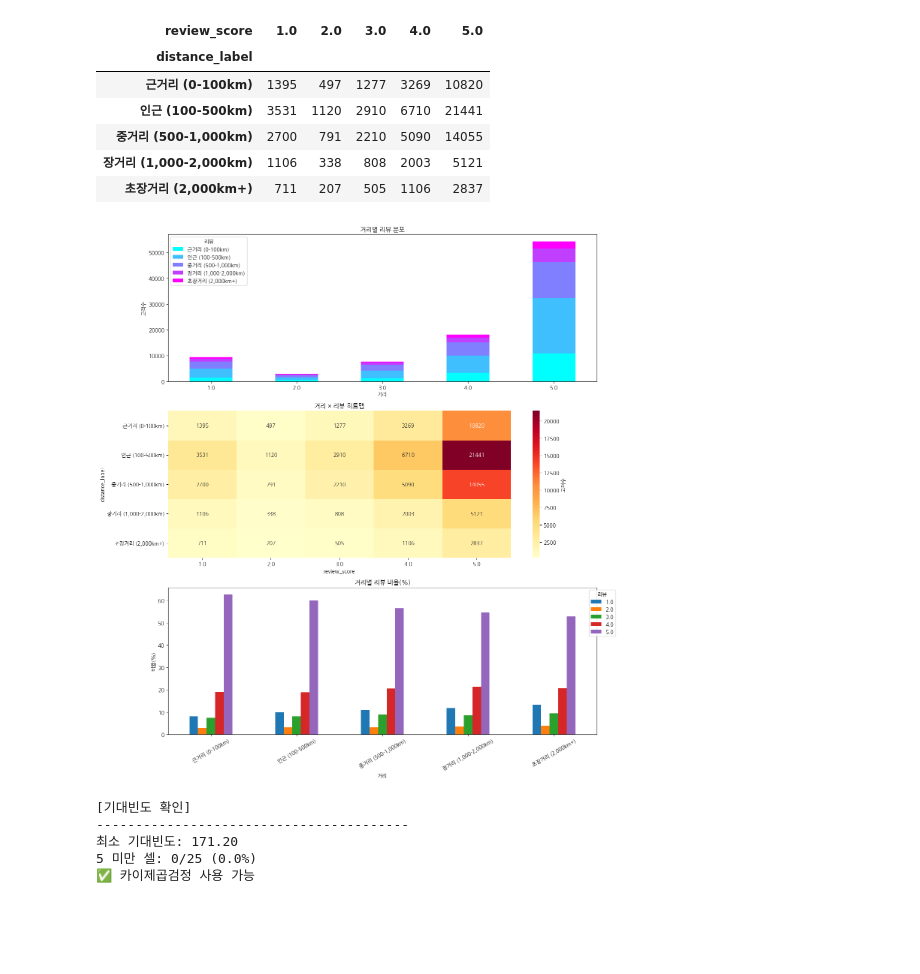
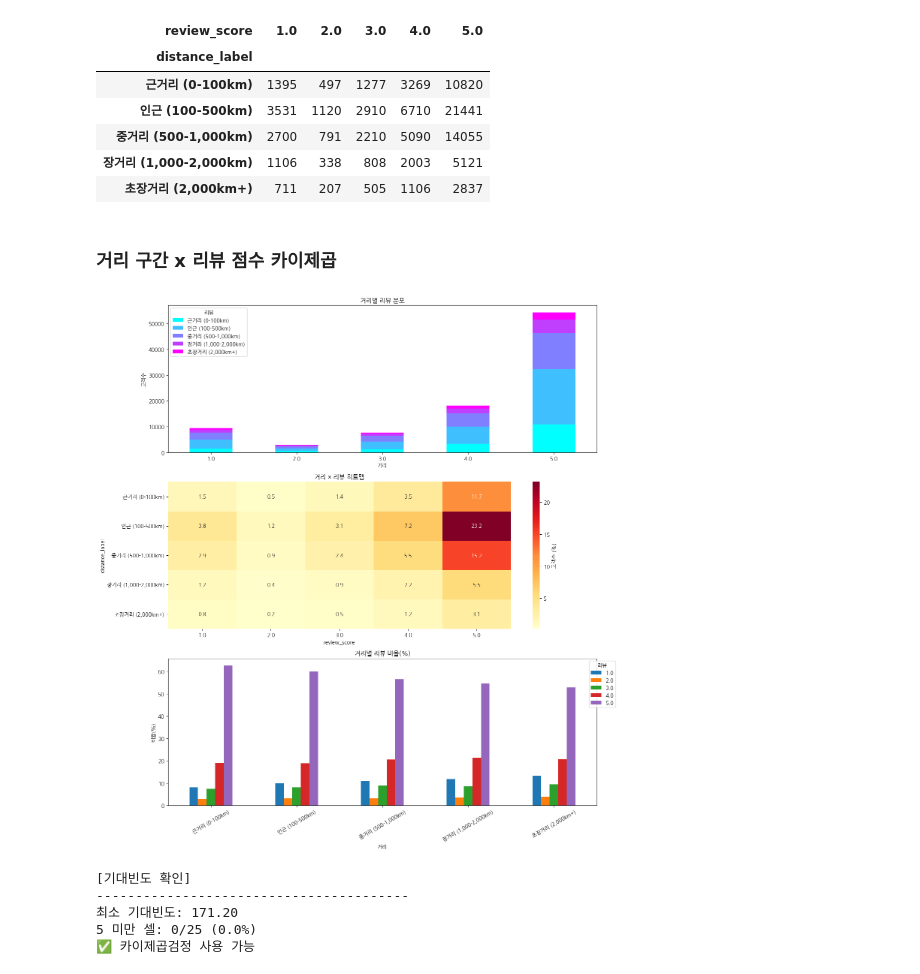
Before and after one commit to Olist-Data-Analysis/Project2, a Jupyter notebook: notebooks/seller_analysis.ipynb, the cells around one changed output. Saved outputs shown, nothing was run; the diff lists cells and outputs as text; code cells hidden in the pictures; blank space fills up the shorter version.

```diff
--- a/notebooks/seller_analysis.ipynb
+++ b/notebooks/seller_analysis.ipynb
@@ -771,35 +901,37 @@ dist_review_data
 | 중거리 (500-1,000km) | 2700 | 791 | 2210 | 5090 | 14055 |
 | 장거리 (1,000-2,000km) | 1106 | 338 | 808 | 2003 | 5121 |
 | 초장거리 (2,000km+) | 711 | 207 | 505 | 1106 | 2837 |
+# %% [markdown]
+### 거리 구간 x 리뷰 점수 카이제곱
 # %%
 # 색상 목록 정의 (RGB 튜플 또는 16진수 코드 사용)
 distance_colormap = 'cool'
 
 review_colormap = 'hot'
 
 var1 = '거리'
 var2 = '리뷰'
 label = '고객수'
 
 
 # 데이터 시각화
 fig, axes = plt.subplots(3, 1, figsize=(14, 15))
 
 # 누적 막대그래프
 plot_stacked_bar(dist_review_data, axes[0], var1, var2, label, cmap=distance_colormap)
 
-# 히트맵
-plot_heatmap(dist_review_data, axes[1], var1, var2, label)
+# 히트맵 -> 비율 or 스케일링해서 보여주면 될 것 같다.
+plot_heatmap(dist_review_data, axes[1], var1, var2, label, normalize='all')
 
 
 # 비율 막대그래프
 plot_prop_bar(dist_review_data, axes[2], var1, var2, cmap=review_colormap, xrotation=30)
 
 
 plt.tight_layout()
 plt.show()
 # %% [output]
-[figure, old version]
+[figure, new version]
 # %%
 # 기대빈도 확인 (카이제곱 적절성 판단)
 is_valid = check_expected_frequencies(dist_review_data)
```
Also changed, not shown: parts of 14 cells of this notebook, 4 other files.
